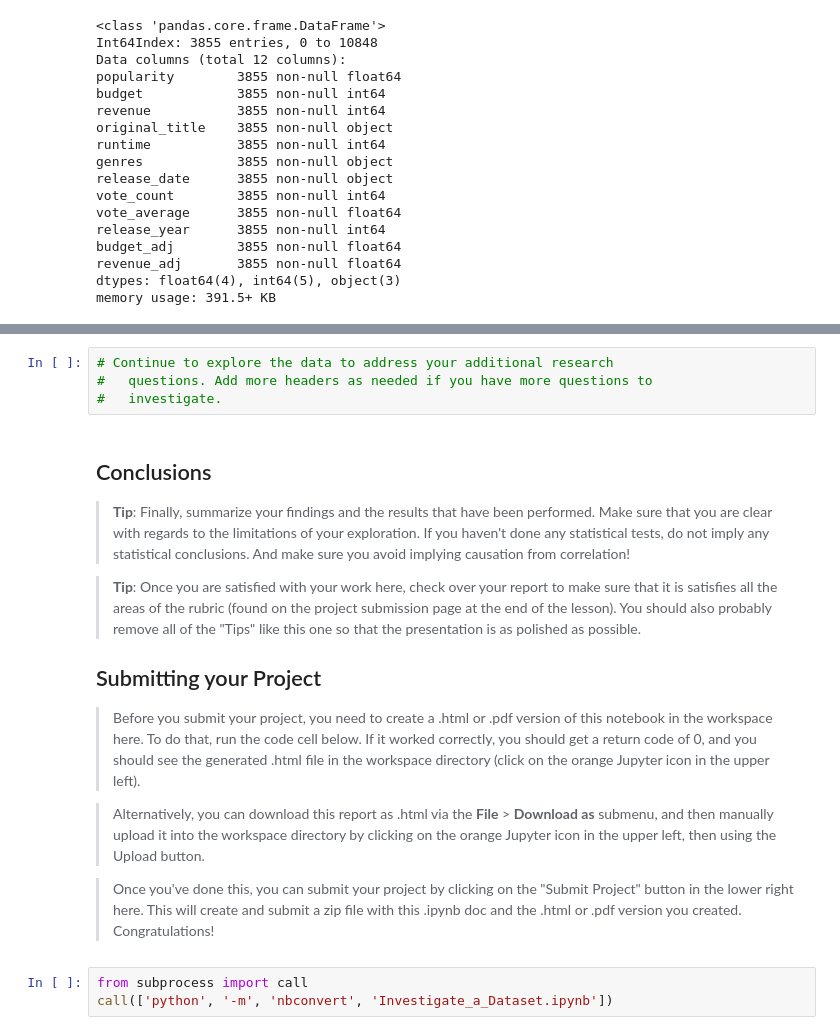
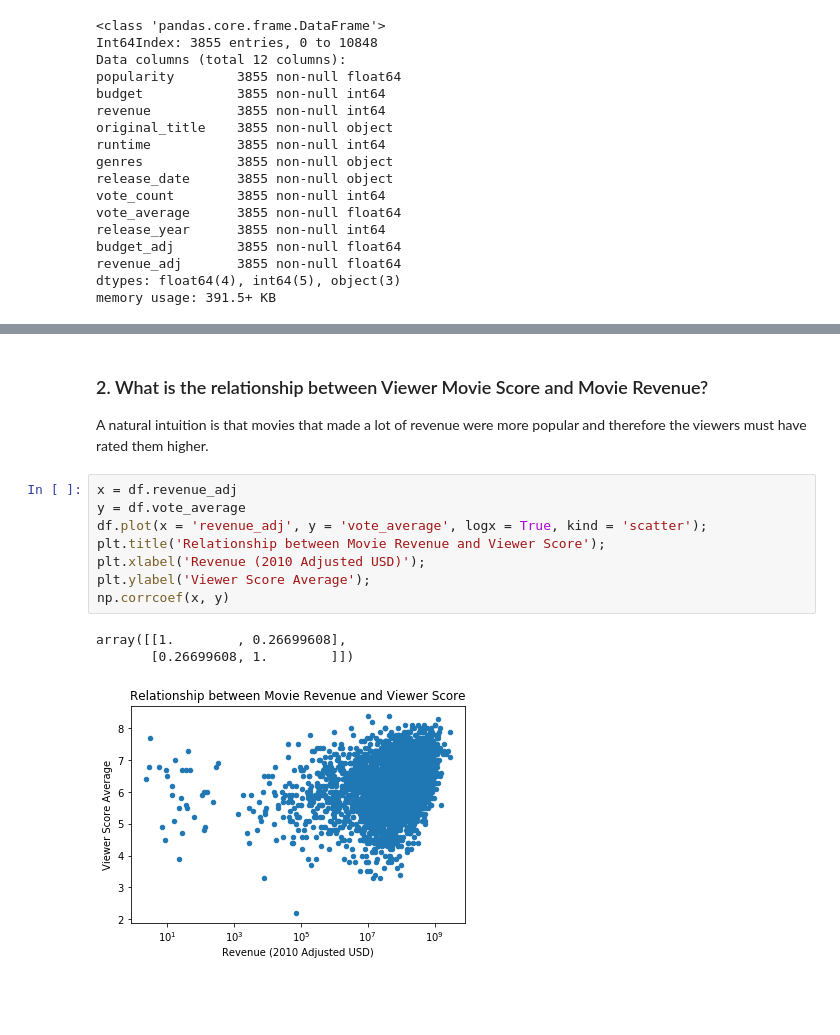
Before and after one commit to pjwseo/Project-1-Investigate-a-Dataset, a Jupyter notebook: Investigate_a_Dataset.ipynb, the cells around one changed output, grey strips where cells are left out. Cells and saved outputs as stored; diff of their text form; blank space fills up the shorter version.

Commit message:
Updated ipynb

```diff
--- a/Investigate_a_Dataset.ipynb
+++ b/Investigate_a_Dataset.ipynb
@@ -95,22 +126,15 @@ Despite applying log to the adjusted budget data, a clear trend is not visible.
-# %%
-# Continue to explore the data to address your additional research
-#   questions. Add more headers as needed if you have more questions to
-#   investigate.
-# %% [markdown]
-<a id='conclusions'></a>
-## Conclusions
-
-> **Tip**: Finally, summarize your findings and the results that have been performed. Make sure that you are clear with regards to the limitations of your exploration. If you haven't done any statistical tests, do not imply any statistical conclusions. And make sure you avoid implying causation from correlation!
-
-> **Tip**: Once you are satisfied with your work here, check over your report to make sure that it is satisfies all the areas of the rubric (found on the project submission page at the end of the lesson). You should also probably remove all of the "Tips" like this one so that the presentation is as polished as possible.
-
-## Submitting your Project
-
-> Before you submit your project, you need to create a .html or .pdf version of this notebook in the workspace here. To do that, run the code cell below. If it worked correctly, you should get a return code of 0, and you should see the generated .html file in the workspace directory (click on the orange Jupyter icon in the upper left).
-
-> Alternatively, you can download this report as .html via the **File** > **Download as** submenu, and then manually upload it into the workspace directory by clicking on the orange Jupyter icon in the upper left, then using the Upload button.
-
-> Once you've done this, you can submit your project by clicking on the "Submit Project" button in the lower right here. This will create and submit a zip file with this .ipynb doc and the .html or .pdf version you created. Congratulations!
-# %%
-from subprocess import call
-call(['python', '-m', 'nbconvert', 'Investigate_a_Dataset.ipynb'])
+# %% [markdown]
+### 2. What is the relationship between Viewer Movie Score and Movie Revenue?
+A natural intuition is that movies that made a lot of revenue were more popular and therefore the viewers must have rated them higher.
+# %%
+x = df.revenue_adj
+y = df.vote_average
+df.plot(x = 'revenue_adj', y = 'vote_average', logx = True, kind = 'scatter');
+plt.title('Relationship between Movie Revenue and Viewer Score');
+plt.xlabel('Revenue (2010 Adjusted USD)');
+plt.ylabel('Viewer Score Average');
+np.corrcoef(x, y)
+# %% [output]
+array([[1.        , 0.26699608],
+       [0.26699608, 1.        ]])
+[figure, added]
```
Also changed, not shown: parts of 21 cells of this notebook.
